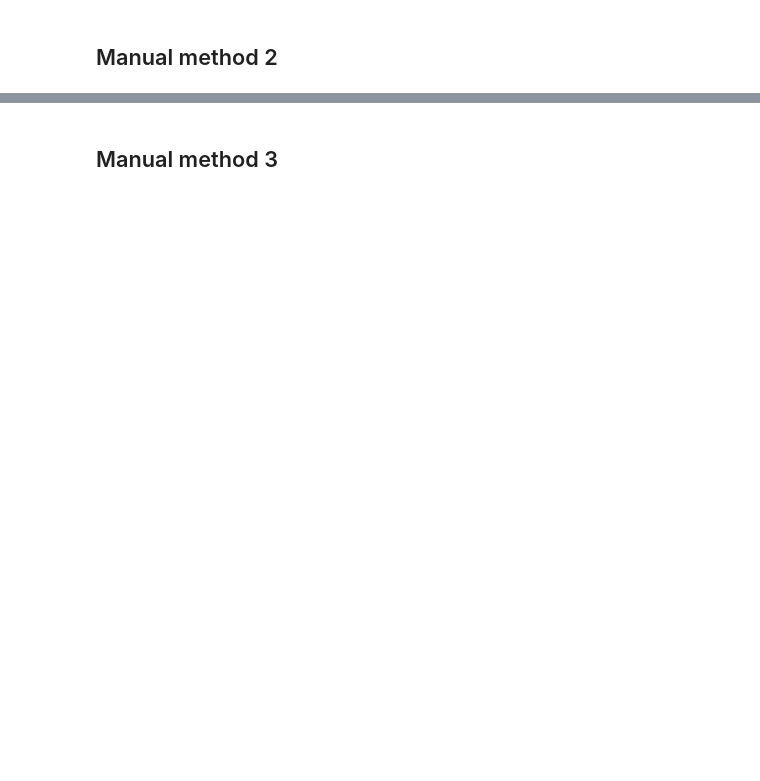
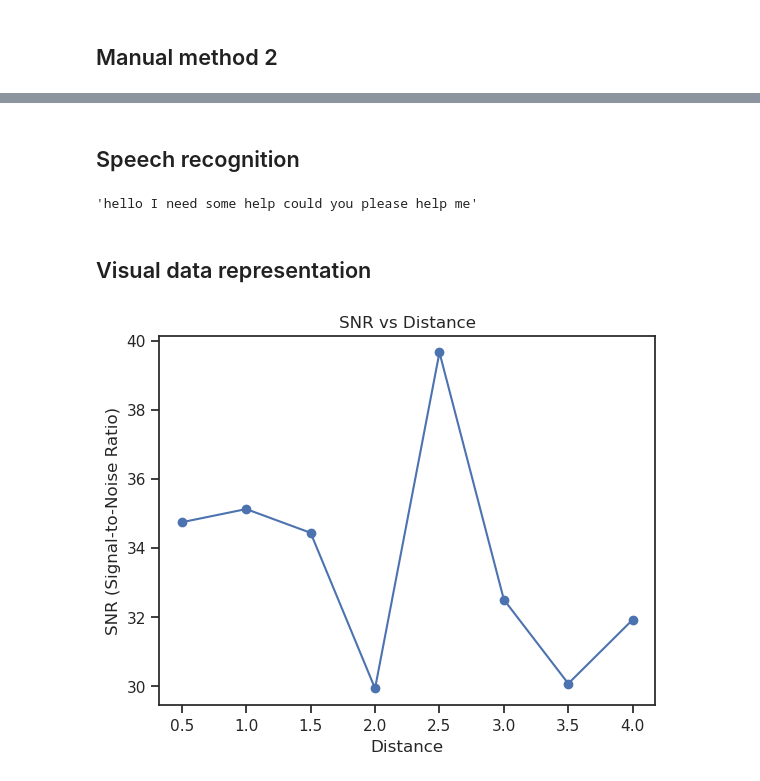
Before and after one commit to SemuBot/nizamov-thesis-2024-semubot-audiosystem, a Jupyter notebook: snr.ipynb, the cells around one changed output, grey strips where cells are left out. Saved outputs shown, nothing was run; the diff lists cells and outputs as text; code cells hidden in the pictures; blank space fills up the shorter version.

```diff
--- a/snr.ipynb
+++ b/snr.ipynb
@@ -8,6 +8,3 @@ import seaborn
 from IPython.display import Audio
 
 seaborn.set(style='ticks')
-# %%
-signaal, sr1 = librosa.load("output.wav")
-librosa.display.waveshow(signaal)
@@ -17,3 +31,2 @@ librosa.display.waveshow(signaal)
 # %%
-noise, sr2 = librosa.load("noise.wav")
-librosa.display.waveshow(noise)
+noise, sr9 = librosa.load("noise.wav")
@@ -23,9 +33,14 @@ librosa.display.waveshow(noise)
 # %% [markdown]
 <h2>Manual method 1</h2>
 # %%
-noise_free_power = np.mean(np.square(noise))
-signal_power = np.mean(np.square(signaal))
+snr_list = []
+counter = 0
+for sig in signal_array:
+    noise_free_power = np.mean(np.square(noise))
+    signal_power = np.mean(np.square(sig))
 
-snr = 10 * np.log10((signal_power-noise_free_power)/noise_free_power)
-print("SNR value for the 1st recording (dB):", snr)
+    snr = 10 * np.log10((signal_power-noise_free_power)/noise_free_power)
+    counter = counter + 1
+    snr_list.append(snr)
+    print(f"SNR value for the recording number {counter}  (dB):", snr)
 # %% [output]
@@ -50,2 +84,2 @@ Signal-to-Noise Ratio (SNR): 26.00 dB
 # %% [markdown]
-<h2>Manual method 3</h2>
+<h2>Speech recognition</h2>
@@ -51,0 +89,25 @@ Signal-to-Noise Ratio (SNR): 26.00 dB
+# %%
+sound = sr.AudioFile('output1-4.wav')
+
+with sound as source:
+    audio = r.record(source)
+r.recognize_google(audio)
+# %% [output]
+'hello I need some help could you please help me'
+# %% [markdown]
+<h2>Visual data representation</h2>
+# %%
+distance_points = [0.5,1.0,1.5,2.0,2.5,3.0,3.5,4]
+# %%
+# Plotting
+plt.plot(distance_points, snr_list, marker='o', linestyle='-', color='b')
+
+# Adding labels and title
+plt.xlabel('Distance')
+plt.ylabel('SNR (Signal-to-Noise Ratio)')
+plt.title('SNR vs Distance')
+
+# Display the plot
+plt.show()
+# %% [output]
+[figure, added]
```
Also changed, not shown: parts of 6 cells of this notebook, 14 other files.
